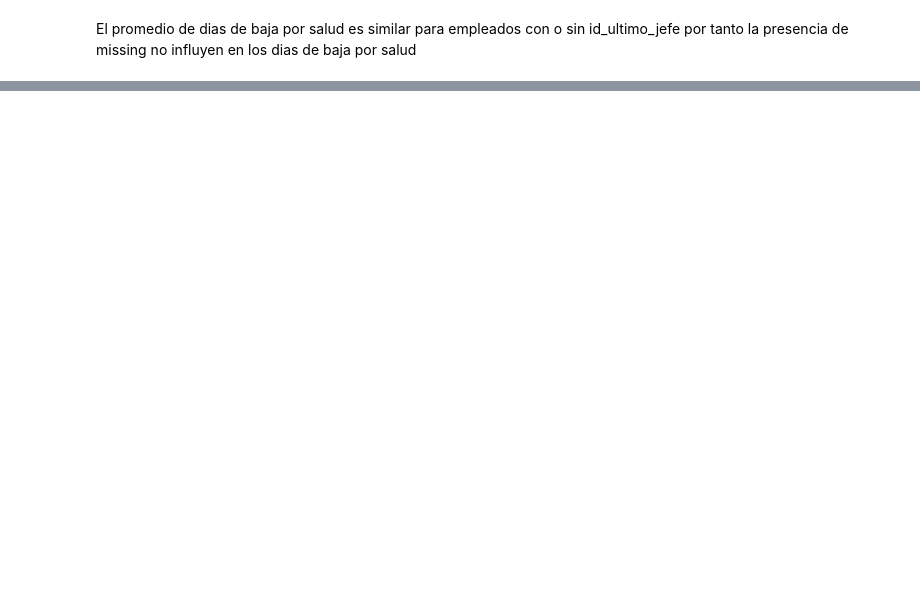
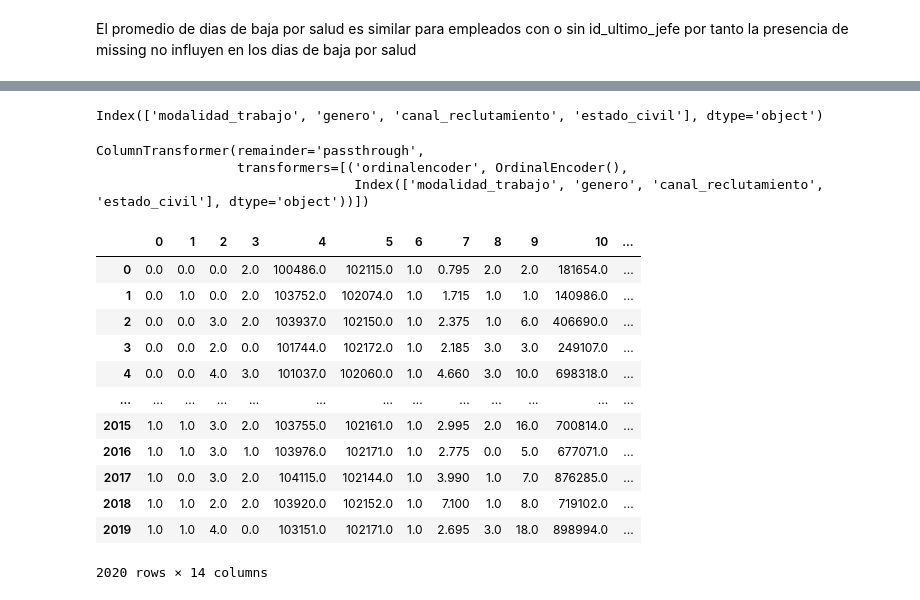
Before and after one commit to Freakscode/hackaton-indra, a Jupyter notebook: Datos_Hackaton/analisis_missing_test.ipynb, the cells around one changed output, grey strips where cells are left out. Cells and saved outputs as stored; diff of their text form; code cells hidden in the pictures; blank space fills up the shorter version.

```diff
--- a/Datos_Hackaton/analisis_missing_test.ipynb
+++ b/Datos_Hackaton/analisis_missing_test.ipynb
@@ -38,7 +38,7 @@ sns.set(
 sns.set_theme(style="whitegrid")
 # %%
 # carga de datos
-df = pd.read_csv('../Datos_Hackaton/test_data.csv', sep=';')
+df = pd.read_csv('./test_data.csv', sep=';')
 df.head()
 # %% [output]
 |  | id_colaborador | id_ultimo_jefe | seniority | modalidad_trabajo | distancia_oficina | dias_baja_salud | ... |
@@ -485,2 +165,4 @@ df_jefe
 # %%
-df['id_ultimo_jefe'] = df_jefe['id_ultimo_jefe']
+df_s['id_ultimo_jefe'] = df_jefe['id_ultimo_jefe']
+
+df_s.isnull().sum()
@@ -486,0 +230,47 @@ df['id_ultimo_jefe'] = df_jefe['id_ultimo_jefe']
+# %%
+# nombre de las variables categoricas
+categorical_v = (
+    df.select_dtypes(include=[object, 'category']).columns
+)
+categorical_v
+# %% [output]
+Index(['modalidad_trabajo', 'genero', 'canal_reclutamiento', 'estado_civil'], dtype='object')
+# %%
+import sklearn.compose
+import sklearn.impute
+import sklearn.preprocessing
+
+
+# funcion transformador
+
+categorical_transformer = sklearn.compose.make_column_transformer(
+    (sklearn.preprocessing.OrdinalEncoder(), categorical_v),
+    remainder='passthrough'
+)
+
+categorical_transformer
+# %% [output]
+ColumnTransformer(remainder='passthrough',
+                  transformers=[('ordinalencoder', OrdinalEncoder(),
+                                 Index(['modalidad_trabajo', 'genero', 'canal_reclutamiento', 'estado_civil'], dtype='object'))])
+# %%
+# dataframe transformado
+(
+    pd.DataFrame(
+        categorical_transformer.fit_transform(df)
+    )
+)
+# %% [output]
+|  | 0 | 1 | 2 | 3 | 4 | 5 | 6 | 7 | 8 | 9 | 10 | ... |
+| 0 | 0.0 | 0.0 | 0.0 | 2.0 | 100486.0 | 102115.0 | 1.0 | 0.795 | 2.0 | 2.0 | 181654.0 | ... |
+| 1 | 0.0 | 1.0 | 0.0 | 2.0 | 103752.0 | 102074.0 | 1.0 | 1.715 | 1.0 | 1.0 | 140986.0 | ... |
+| 2 | 0.0 | 0.0 | 3.0 | 2.0 | 103937.0 | 102150.0 | 1.0 | 2.375 | 1.0 | 6.0 | 406690.0 | ... |
+| 3 | 0.0 | 0.0 | 2.0 | 0.0 | 101744.0 | 102172.0 | 1.0 | 2.185 | 3.0 | 3.0 | 249107.0 | ... |
+| 4 | 0.0 | 0.0 | 4.0 | 3.0 | 101037.0 | 102060.0 | 1.0 | 4.660 | 3.0 | 10.0 | 698318.0 | ... |
+| ... | ... | ... | ... | ... | ... | ... | ... | ... | ... | ... | ... | ... |
+| 2015 | 1.0 | 1.0 | 3.0 | 2.0 | 103755.0 | 102161.0 | 1.0 | 2.995 | 2.0 | 16.0 | 700814.0 | ... |
+| 2016 | 1.0 | 1.0 | 3.0 | 1.0 | 103976.0 | 102171.0 | 1.0 | 2.775 | 0.0 | 5.0 | 677071.0 | ... |
+| 2017 | 1.0 | 0.0 | 3.0 | 2.0 | 104115.0 | 102144.0 | 1.0 | 3.990 | 1.0 | 7.0 | 876285.0 | ... |
+| 2018 | 1.0 | 1.0 | 2.0 | 2.0 | 103920.0 | 102152.0 | 1.0 | 7.100 | 1.0 | 8.0 | 719102.0 | ... |
+| 2019 | 1.0 | 1.0 | 4.0 | 0.0 | 103151.0 | 102171.0 | 1.0 | 2.695 | 3.0 | 18.0 | 898994.0 | ... |
+2020 rows × 14 columns
```
Also changed, not shown: parts of 62 cells of this notebook, 5 other files.
